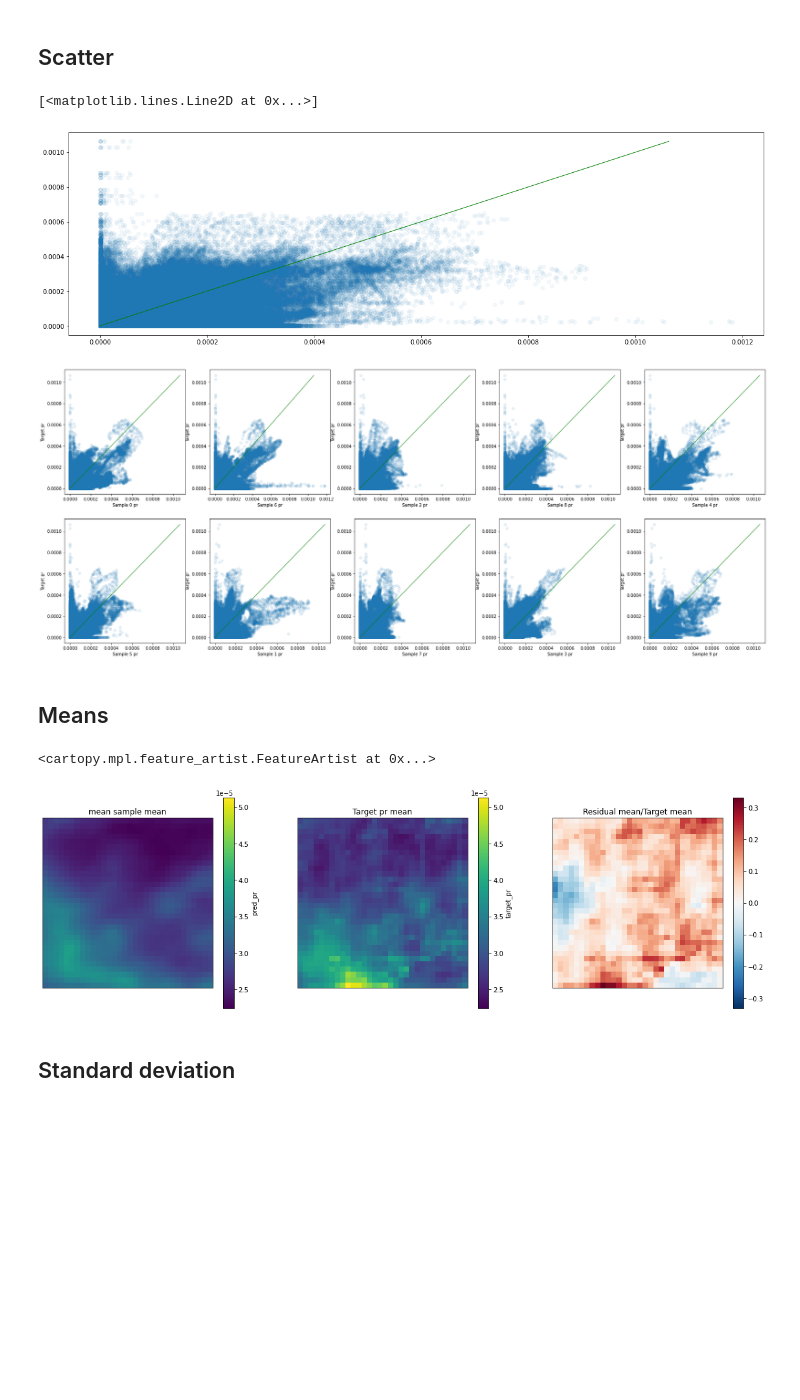
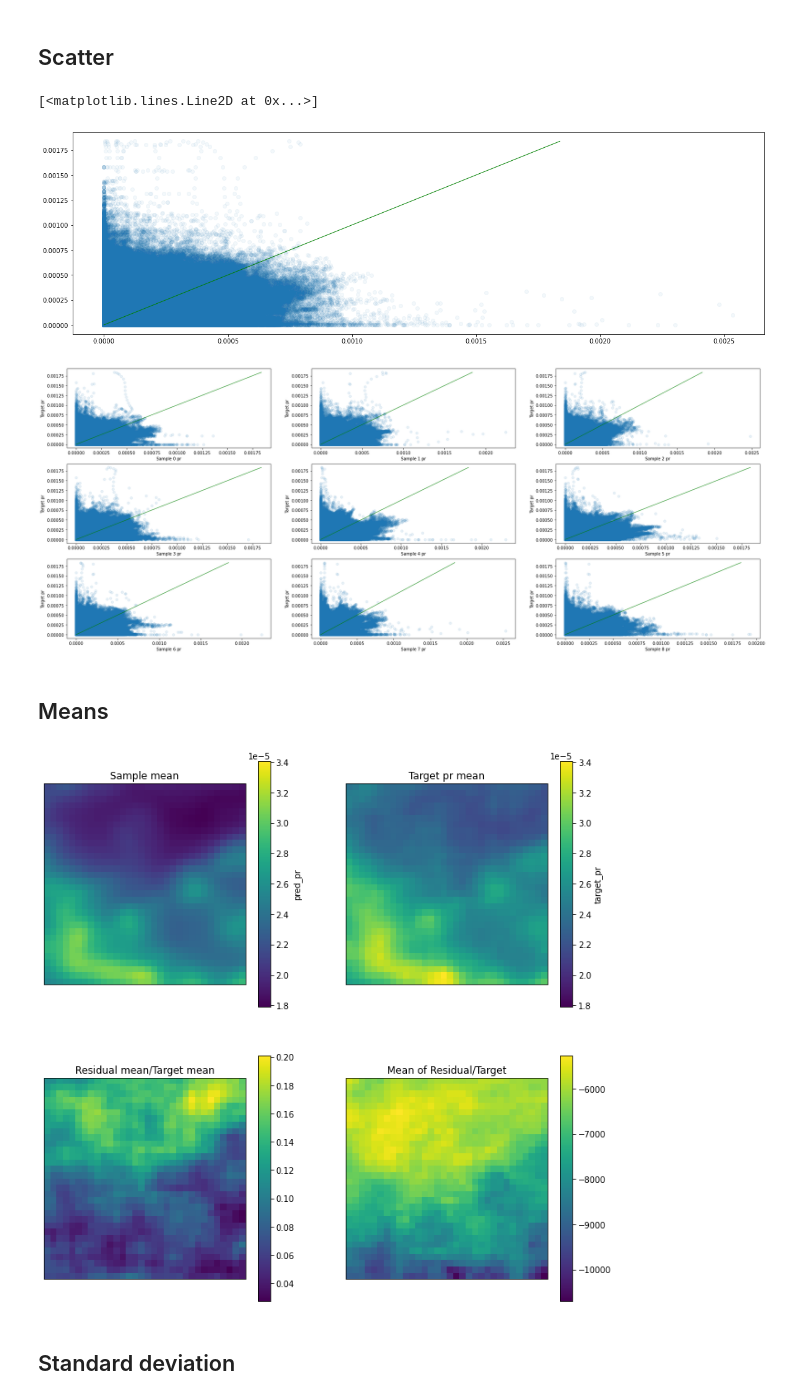
Before and after one commit to henryaddison/ml-downscaling-emulation, a Jupyter notebook: notebooks/exploration/Evaluation vorticity.ipynb, the cells around one changed output. Saved outputs shown, nothing was run; the diff lists cells and outputs as text; code cells hidden in the pictures; blank space fills up the shorter version.

```diff
--- a/notebooks/exploration/Evaluation vorticity.ipynb
+++ b/notebooks/exploration/Evaluation vorticity.ipynb
@@ -29,7 +29,7 @@ checkpoint_id = 200
 dataset_name = "2.2km-coarsened-8x_london_vorticity850_random"
 split = "val"
 
-pred_ds = xr.open_mfdataset(os.path.join(os.getenv("DERIVED_DATA"), 'score-sde/workdirs/subvpsde/xarray_cncsnpp_continuous', run_name, f'samples/checkpoint-{checkpoint_id}/predictions-*.nc')).isel(grid_latitude=slice(32), grid_longitude=slice(32))
+pred_ds = xr.open_mfdataset(os.path.join(os.getenv("DERIVED_DATA"), 'score-sde/workdirs/subvpsde/xarray_cncsnpp_continuous', run_name, f'samples/checkpoint-{checkpoint_id}', split, 'predictions-*.nc')).isel(grid_latitude=slice(32), grid_longitude=slice(32))
 eval_ds = xr.open_dataset(os.path.join(os.getenv("MOOSE_DERIVED_DATA"), "nc-datasets", dataset_name, f"{split}.nc")).isel(grid_latitude=slice(32), grid_longitude=slice(32))
 
 merged_ds = xr.merge([pred_ds, eval_ds], join="inner")
@@ -118,52 +156,59 @@ ax.scatter(x=merged_ds["pred_pr"], y=merged_ds["target_pr"].values[None, :].repe
 ax.plot([0, tr], [0, tr], linewidth=1, color='green')
 # %% [output]
 [<matplotlib.lines.Line2D at 0x...>]
-[figure, old version]
+[figure, new version]
 # %%
-sample_ids = np.arange(10).reshape(2, 5)
+sample_ids = np.arange(9).reshape(3, 3)
 
 fig, axs = plt.subplots(sample_ids.shape[0], sample_ids.shape[1], figsize=(30, 12))
 
 tr = min(merged_ds["pred_pr"].max(), merged_ds["target_pr"].max())
 
 for i, sample_id in enumerate(sample_ids.flatten()):
-    ax = axs[i%2][i%5]
+    ax = axs[i//3][i%3]
 
     ax.scatter(x=merged_ds["pred_pr"].sel(sample_id=sample_id), y=merged_ds["target_pr"], alpha=0.1)
     ax.plot([0, tr], [0, tr], linewidth=1, color='green')
     ax.set_xlabel(f"Sample {sample_id} pr")
     ax.set_ylabel(f"Target pr")
 # %% [output]
-[figure, old version]
+[figure, new version]
 # %% [markdown]
 ## Means
 # %%
-fig, axs = plt.subplots(1, 3, figsize=(20, 6), subplot_kw=dict(projection=cp_model_rotated_pole))
+fig, axs = plt.subplots(2, 2, figsize=(12, 12), subplot_kw=dict(projection=cp_model_rotated_pole))
 
 sample_mean = merged_ds['pred_pr'].mean(dim=["sample_id", "time"])
 target_mean = merged_ds['target_pr'].mean(dim="time")
-residual_mean = (merged_ds['target_pr'] - merged_ds['pred_pr'].mean(dim="sample_id")).mean(dim="time")
+residuals = merged_ds['target_pr'] - merged_ds['pred_pr']
+residual_mean = residuals.mean(dim=["sample_id", "time"])
 
 vmin = min([da.min().values for da in [sample_mean, target_mean]])
 vmax = max([da.max().values for da in [sample_mean, target_mean]])
 
-ax = axs[0]
+ax = axs[0][0]
 sample_mean.plot(ax=ax, vmax=vmax, vmin=vmin)
 ax.set_title("Sample mean")
 ax.coastlines()
 
-ax = axs[1]
+ax = axs[0][1]
 target_mean.plot(ax=ax, vmax=vmax, vmin=vmin)
 ax.set_title("Target pr mean")
 ax.coastlines()
 
-ax = axs[2]
+ax = axs[1][0]
 (residual_mean/target_mean).plot(ax=ax)
 ax.set_title("Residual mean/Target mean")
 ax.coastlines()
+
+ax = axs[1][1]
+(residuals/(merged_ds['target_pr']+1e-10)).mean(dim=["sample_id", "time"]).plot(ax=ax)
+ax.set_title("Mean of Residual/Target")
+ax.coastlines()
+
+plt.show()
 # %% [output]
-<cartopy.mpl.feature_artist.FeatureArtist at 0x...>
-[figure, old version]
+[figure, new version]
 # %% [markdown]
 ## Standard deviation
 # %%
```
Also changed, not shown: parts of 6 cells of this notebook.
